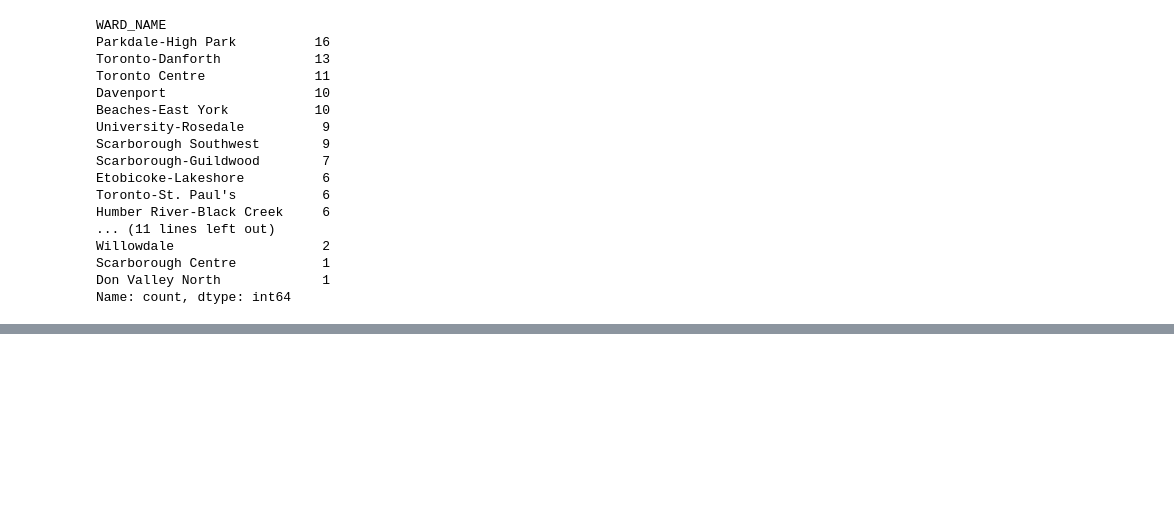
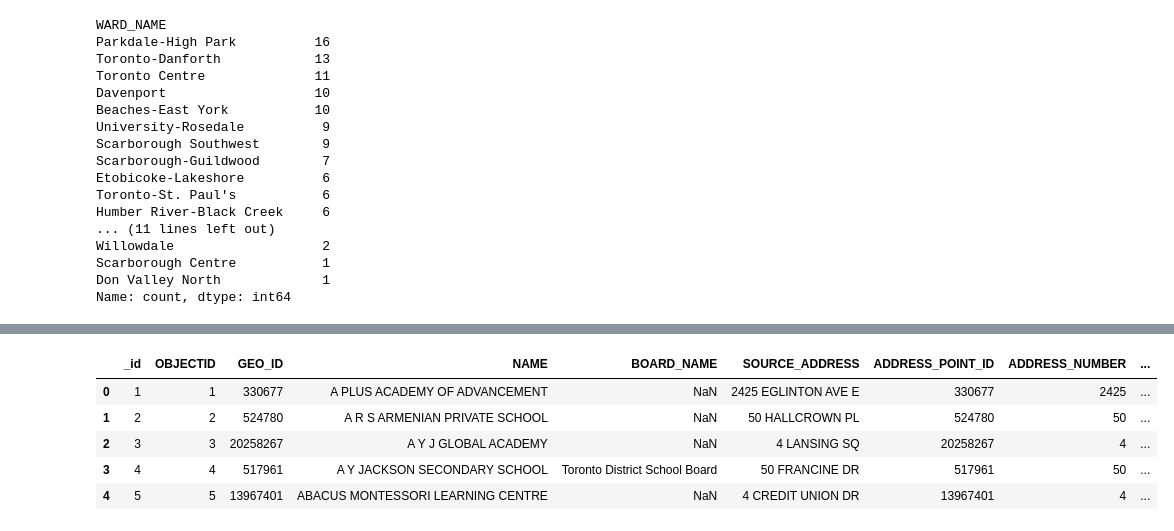
Before and after one commit to minibaconbaby/Data-Hustlers, a Jupyter notebook: PollinateTO.ipynb, the cells around one changed output, grey strips where cells are left out. Cells and saved outputs as stored; diff of their text form; code cells hidden in the pictures; blank space fills up the shorter version.

```diff
--- a/PollinateTO.ipynb
+++ b/PollinateTO.ipynb
@@ -62,0 +185,9 @@ Name: count, dtype: int64
+# %%
+schools_df.head()
+# %% [output]
+|  | _id | OBJECTID | GEO_ID | NAME | BOARD_NAME | SOURCE_ADDRESS | ADDRESS_POINT_ID | ADDRESS_NUMBER | ... |
+| 0 | 1 | 1 | 330677 | A PLUS ACADEMY OF ADVANCEMENT | NaN | 2425 EGLINTON AVE E | 330677 | 2425 | ... |
+| 1 | 2 | 2 | 524780 | A R S ARMENIAN PRIVATE SCHOOL | NaN | 50 HALLCROWN PL | 524780 | 50 | ... |
+| 2 | 3 | 3 | 20258267 | A Y J GLOBAL ACADEMY | NaN | 4 LANSING SQ | 20258267 | 4 | ... |
+| 3 | 4 | 4 | 517961 | A Y JACKSON SECONDARY SCHOOL | Toronto District School Board | 50 FRANCINE DR | 517961 | 50 | ... |
+| 4 | 5 | 5 | 13967401 | ABACUS MONTESSORI LEARNING CENTRE | NaN | 4 CREDIT UNION DR | 13967401 | 4 | ... |
```
Also changed, not shown: parts of 14 cells of this notebook.
